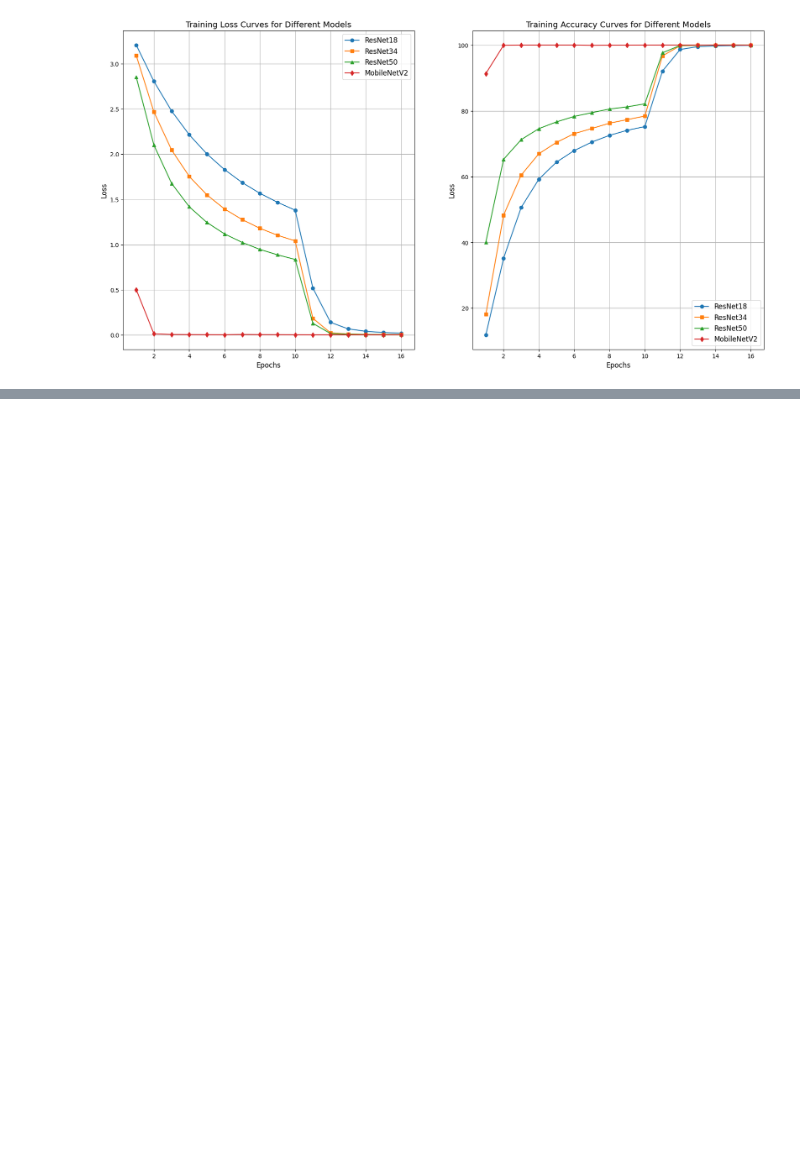
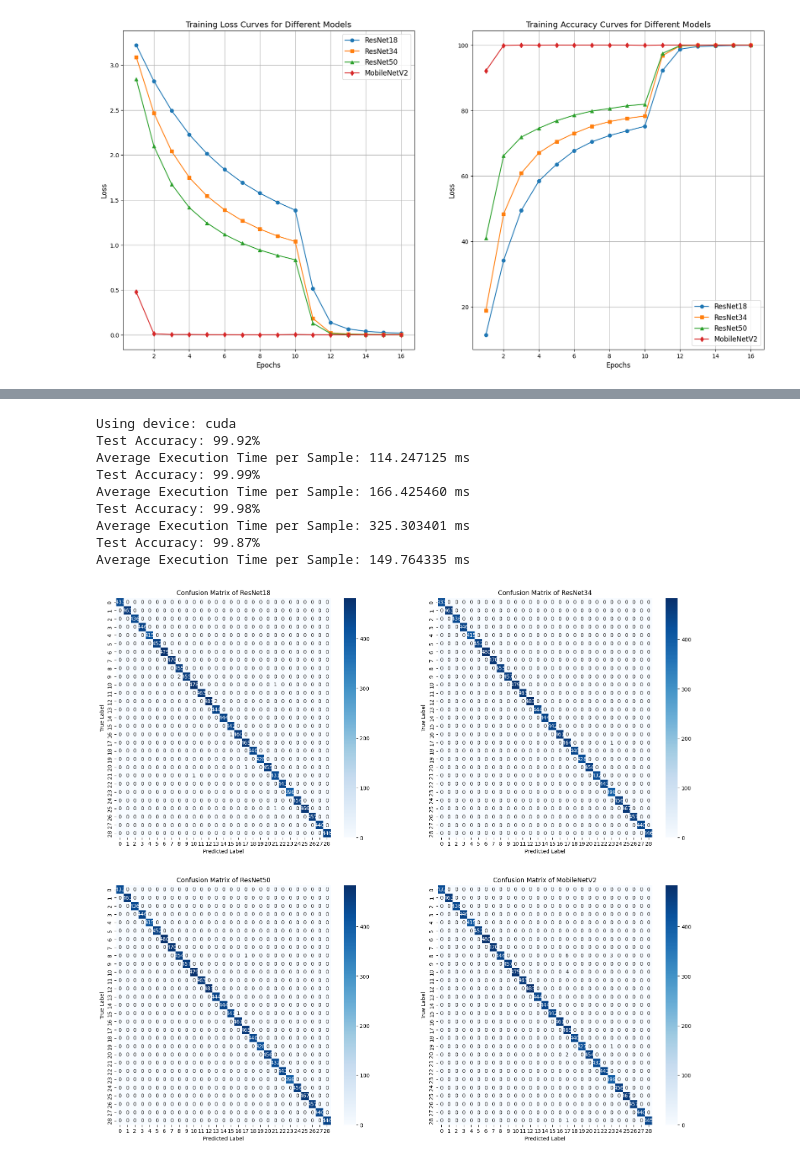
Before and after one commit to alex1792/EE541_Final_Project, a Jupyter notebook: EE541_Final_Project.ipynb, the cells around one changed output, grey strips where cells are left out. Saved outputs shown, nothing was run; the diff lists cells and outputs as text; code cells hidden in the pictures; blank space fills up the shorter version.

```diff
--- a/EE541_Final_Project.ipynb
+++ b/EE541_Final_Project.ipynb
@@ -905,4 +939,7 @@ Average Execution Time per Sample: 422.773591 ms
 # %%
 flip = 0.1
 all_labels, all_preds, all_probs = evaluate_model(model, test_loader, device, flip)
+
+resnet18_predict = all_preds
+resnet18_label = all_labels
 # %% [output]
@@ -1461,0 +1551,4 @@ merge_plots(resnet18_train_losses, resnet34_train_losses, resnet50_train_losses,
+# %%
+def release_GPU(model):
+  del model
+  torch.cuda.empty_cache()
@@ -1461,0 +1599,62 @@ merge_plots(resnet18_train_losses, resnet34_train_losses, resnet50_train_losses,
+# %%
+# load model
+# ResNet18
+resnet18_model = resnet18(pretrained=False)
+resnet18_model.fc = nn.Linear(resnet18_model.fc.in_features, 29)
+PATH = PATH = '/content/drive/MyDrive/EE541_Final_Project/Model/ResNet18/resnet18_model.pt'
+# resnet18_model.load_state_dict(torch.load(PATH, weights_only=True))
+resnet18_model.load_state_dict(torch.load(PATH, weights_only=True))
+
+# ResNet34
+resnet34_model = resnet34(pretrained=False)
+resnet34_model.fc = nn.Linear(resnet34_model.fc.in_features, 29)
+PATH = PATH = '/content/drive/MyDrive/EE541_Final_Project/Model/ResNet34/resnet34_model.pt'
+resnet34_model.load_state_dict(torch.load(PATH, weights_only=True))
+
+# ResNet50
+resnet50_model = resnet50(pretrained=False)
+resnet50_model.fc = nn.Linear(resnet50_model.fc.in_features, 29)
+PATH = PATH = '/content/drive/MyDrive/EE541_Final_Project/Model/ResNet50/resnet50_model.pt'
+resnet50_model.load_state_dict(torch.load(PATH, weights_only=True))
+
+# MobileNetV2
+mobilenet_v2_model = mobilenet_v2(pretrained=False)
+mobilenet_v2_model.classifier[1] = nn.Linear(mobilenet_v2_model.last_channel, 29)
+PATH = PATH = '/content/drive/MyDrive/EE541_Final_Project/Model/MobileNetV2/mobilenetv2_model.pt'
+mobilenet_v2_model.load_state_dict(torch.load(PATH, weights_only=True))
+
+# device
+device = torch.device("cuda" if torch.cuda.is_available() else "cpu")
+print(f"Using device: {device}")
+
+# evaluate
+flip = 0.1
+
+resnet18_model = resnet18_model.to(device)
+resnet18_labels, resnet18_preds, resnet18_probs = evaluate_model(resnet18_model, test_loader, device, flip)
+release_GPU(resnet18_model)
+
+resnet34_model = resnet34_model.to(device)
+resnet34_labels, resnet34_preds, resnet34_probs = evaluate_model(resnet34_model, test_loader, device, flip)
+release_GPU(resnet34_model)
+
+resnet50_model = resnet50_model.to(device)
+resnet50_labels, resnet50_preds, resnet50_probs = evaluate_model(resnet50_model, test_loader, device, flip)
+release_GPU(resnet50_model)
+
+mobilenet_v2_model = mobilenet_v2_model.to(device)
+mobilenet_v2_labels, mobilenet_v2_preds, mobilenet_v2_probs = evaluate_model(mobilenet_v2_model, test_loader, device, flip)
+release_GPU(mobilenet_v2_model)
+
+confusion_matrix_plots(resnet18_preds, resnet34_preds, resnet50_preds, mobilenet_v2_preds, resnet18_labels, resnet34_labels, resnet50_labels, mobilenet_v2_labels)
+# %% [output]
+Using device: cuda
+Test Accuracy: 99.92%
+Average Execution Time per Sample: 114.247125 ms
+Test Accuracy: 99.99%
+Average Execution Time per Sample: 166.425460 ms
+Test Accuracy: 99.98%
+Average Execution Time per Sample: 325.303401 ms
+Test Accuracy: 99.87%
+Average Execution Time per Sample: 149.764335 ms
+[figure, added]
```
Also changed, not shown: parts of 48 cells of this notebook.
